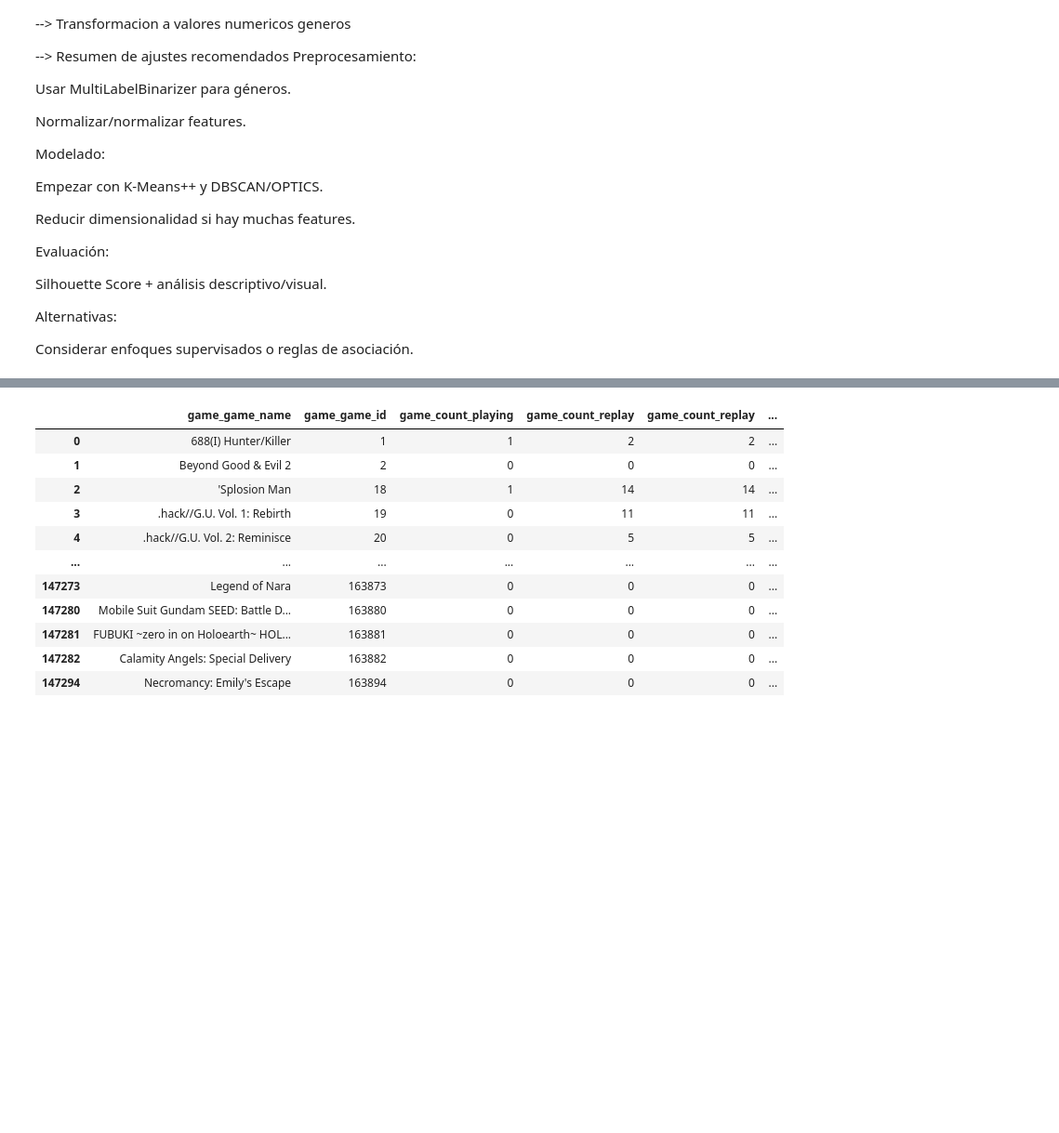
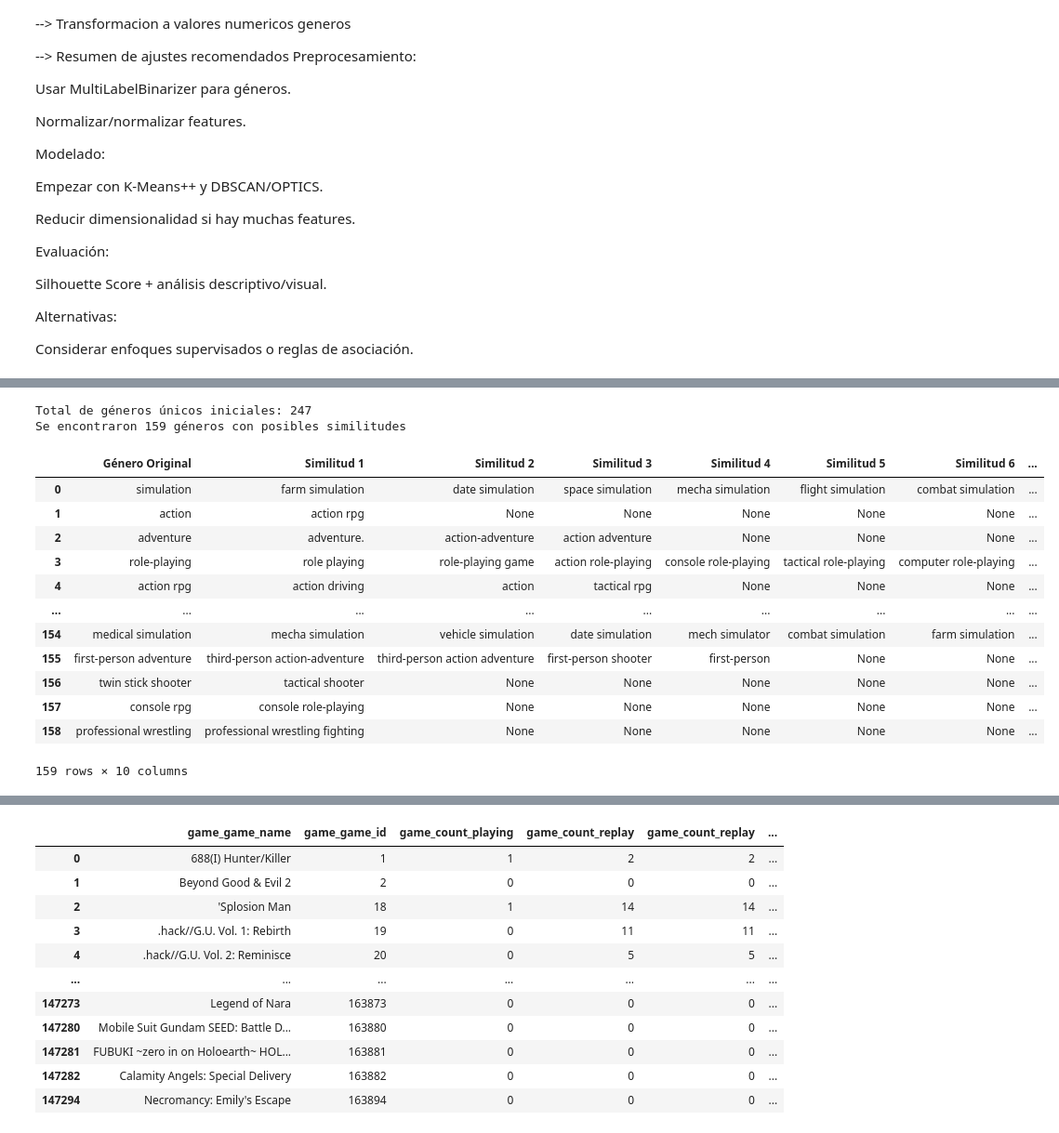
Before and after one commit to SebaSalasLvd/proyecto-mineria, a Jupyter notebook: hito-2/clean_data.ipynb, the cells around one changed output, grey strips where cells are left out. Shown at 93% size. Saved outputs shown, nothing was run; the diff lists cells and outputs as text; code cells hidden in the pictures; blank space fills up the shorter version.

```diff
--- a/hito-2/clean_data.ipynb
+++ b/hito-2/clean_data.ipynb
@@ -113,0 +107,56 @@ Name: game_profile_genre, Length: 147474, dtype: object
+# %%
+import pandas as pd
+from difflib import get_close_matches
+
+# Paso 1: Normalización básica
+def normalize_genre(genre):
+    return genre.strip().lower()
+
+genres = data_clean['game_profile_genre']
+all_genres = []
+
+for game in genres:
+    if pd.isna(game):  # verificamos que el género no sea NaN
+        continue
+    for genre in game.split(','):
+        normalized = normalize_genre(genre)
+        if normalized not in all_genres:
+            all_genres.append(normalized)
+
+# Paso 2: Encontrar géneros similares
+threshold = 0.7  # Ajusta este valor para mayor/menor sensibilidad
+similar_genres = {}
+
+for genre in all_genres:
+    # Encuentra géneros similares (usando difflib)
+    matches = get_close_matches(genre, all_genres, n=10, cutoff=threshold)
+    matches = [m for m in matches if m != genre]
+
+    if matches:
+        similar_genres[genre] = matches
+
+# Paso 3: Crear DataFrame para revisión manual
+similar_df = pd.DataFrame.from_dict(similar_genres, orient='index')
+similar_df = similar_df.reset_index()
+similar_df.to_csv('generos_similares.csv', index=False)
+similar_df.columns = ['Género Original', 'Similitud 1', 'Similitud 2', 'Similitud 3', 'Similitud 4', 'Similitud 5', 'Similitud 6', 'Similitud 7', 'Similitud 8', 'Similitud 9']
+
+print(f"Total de géneros únicos iniciales: {len(all_genres)}")
+print(f"Se encontraron {len(similar_genres)} géneros con posibles similitudes")
+similar_df
+# %% [output]
+Total de géneros únicos iniciales: 247
+Se encontraron 159 géneros con posibles similitudes
+|  | Género Original | Similitud 1 | Similitud 2 | Similitud 3 | Similitud 4 | Similitud 5 | Similitud 6 | ... |
+| 0 | simulation | farm simulation | date simulation | space simulation | mecha simulation | flight simulation | combat simulation | ... |
+| 1 | action | action rpg | None | None | None | None | None | ... |
+| 2 | adventure | adventure. | action-adventure | action adventure | None | None | None | ... |
+| 3 | role-playing | role playing | role-playing game | action role-playing | console role-playing | tactical role-playing | computer role-playing | ... |
+| 4 | action rpg | action driving | action | tactical rpg | None | None | None | ... |
+| ... | ... | ... | ... | ... | ... | ... | ... | ... |
+| 154 | medical simulation | mecha simulation | vehicle simulation | date simulation | mech simulator | combat simulation | farm simulation | ... |
+| 155 | first-person adventure | third-person action-adventure | third-person action adventure | first-person shooter | first-person | None | None | ... |
+| 156 | twin stick shooter | tactical shooter | None | None | None | None | None | ... |
+| 157 | console rpg | console role-playing | None | None | None | None | None | ... |
+| 158 | professional wrestling | professional wrestling fighting | None | None | None | None | None | ... |
+159 rows × 10 columns
```
Also changed, not shown: parts of 14 cells of this notebook, 1 other file.
